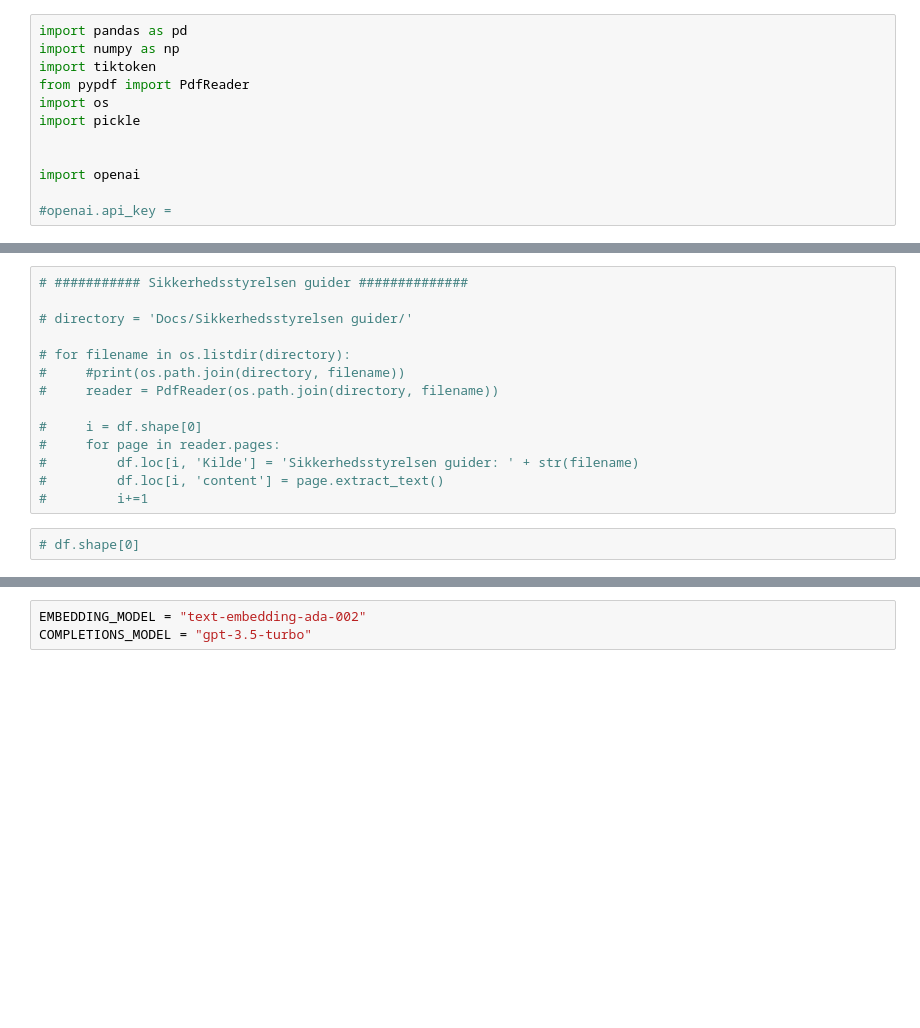
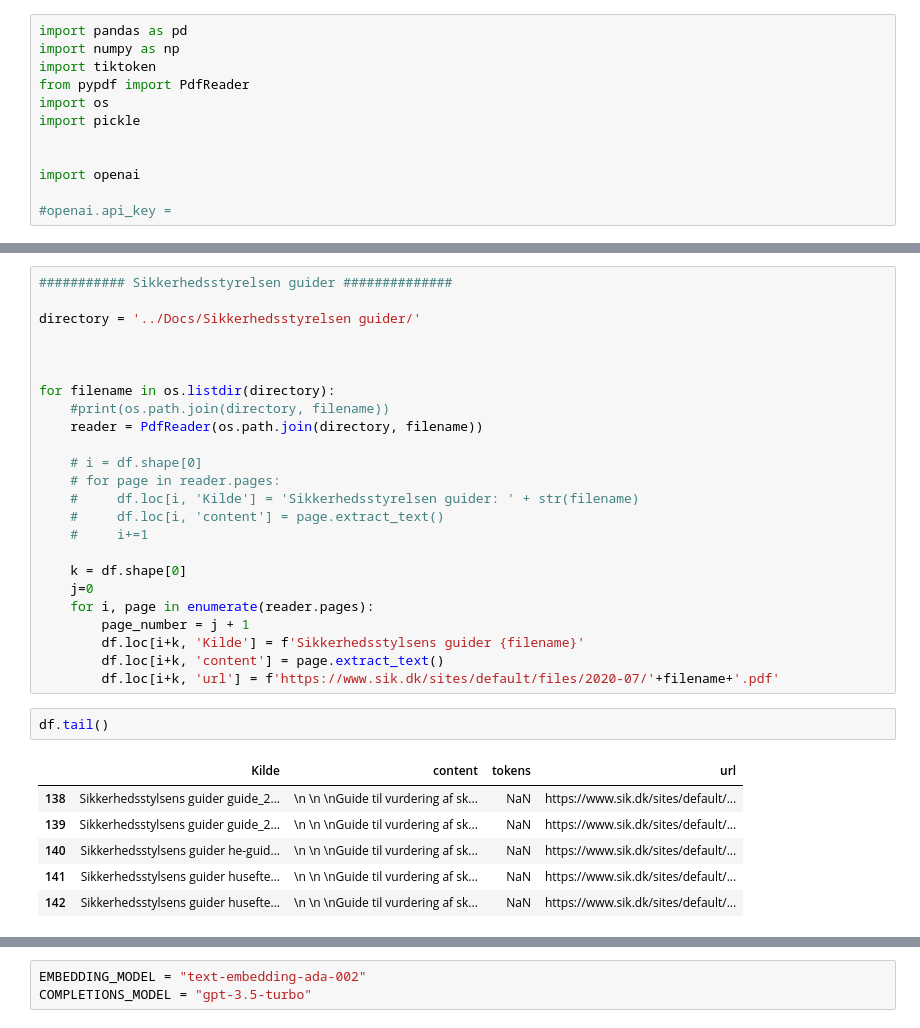
Before and after one commit to Mikkel-schmidt/ERFA, a Jupyter notebook: ERFA.ipynb, the cells around one changed output, grey strips where cells are left out. Cells and saved outputs as stored; diff of their text form; blank space fills up the shorter version.

```diff
--- a/ERFA.ipynb
+++ b/ERFA.ipynb
@@ -59,16 +97,33 @@ Note: you may need to restart the kernel to use updated packages.
 # %%
-# ########### Sikkerhedsstyrelsen guider ##############
+########### Sikkerhedsstyrelsen guider ##############
 
-# directory = 'Docs/Sikkerhedsstyrelsen guider/'
+directory = '../Docs/Sikkerhedsstyrelsen guider/'
 
-# for filename in os.listdir(directory):
-#     #print(os.path.join(directory, filename))
-#     reader = PdfReader(os.path.join(directory, filename))
 
-#     i = df.shape[0]
-#     for page in reader.pages:
-#         df.loc[i, 'Kilde'] = 'Sikkerhedsstyrelsen guider: ' + str(filename)
-#         df.loc[i, 'content'] = page.extract_text()
-#         i+=1
+
+for filename in os.listdir(directory):
+    #print(os.path.join(directory, filename))
+    reader = PdfReader(os.path.join(directory, filename))
+
+    # i = df.shape[0]
+    # for page in reader.pages:
+    #     df.loc[i, 'Kilde'] = 'Sikkerhedsstyrelsen guider: ' + str(filename)
+    #     df.loc[i, 'content'] = page.extract_text()
+    #     i+=1
+
+    k = df.shape[0]
+    j=0
+    for i, page in enumerate(reader.pages):
+        page_number = j + 1
+        df.loc[i+k, 'Kilde'] = f'Sikkerhedsstylsens guider {filename}'
+        df.loc[i+k, 'content'] = page.extract_text()
+        df.loc[i+k, 'url'] = f'https://www.sik.dk/sites/default/files/2020-07/'+filename+'.pdf'
-# %%
-# df.shape[0]
+# %%
+df.tail()
+# %% [output]
+|  | Kilde | content | tokens | url |
+| 138 | Sikkerhedsstylsens guider guide_2... | \n \n \nGuide til vurdering af sk... | NaN | https://www.sik.dk/sites/default/... |
+| 139 | Sikkerhedsstylsens guider guide_2... | \n \n \nGuide til vurdering af sk... | NaN | https://www.sik.dk/sites/default/... |
+| 140 | Sikkerhedsstylsens guider he-guid... | \n \n \nGuide til vurdering af sk... | NaN | https://www.sik.dk/sites/default/... |
+| 141 | Sikkerhedsstylsens guider husefte... | \n \n \nGuide til vurdering af sk... | NaN | https://www.sik.dk/sites/default/... |
+| 142 | Sikkerhedsstylsens guider husefte... | \n \n \nGuide til vurdering af sk... | NaN | https://www.sik.dk/sites/default/... |
```
Also changed, not shown: parts of 10 cells of this notebook, 2 other files.
